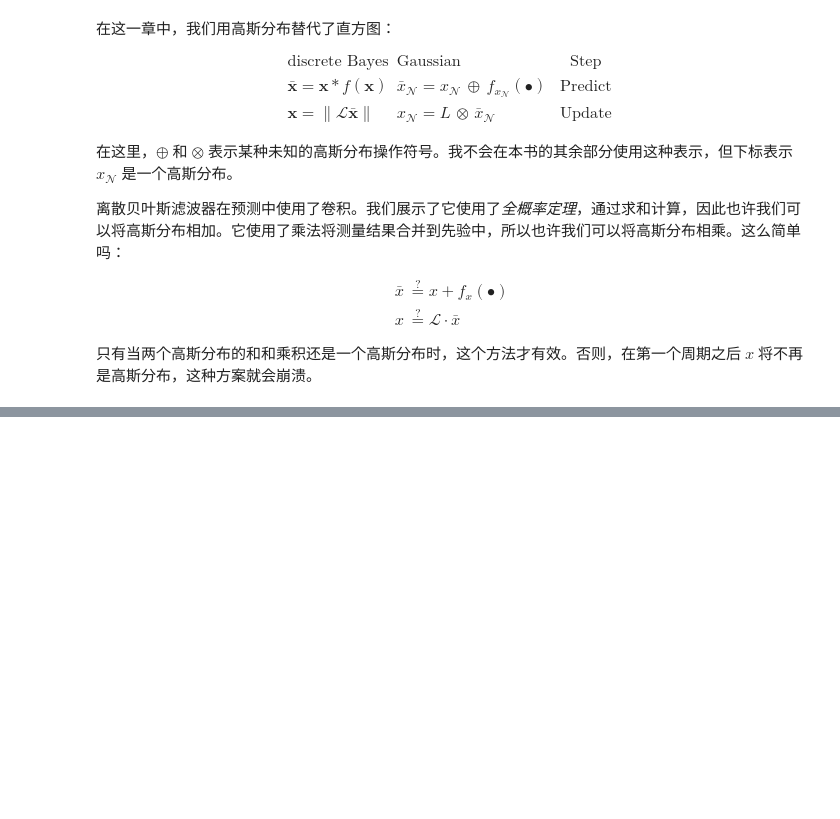
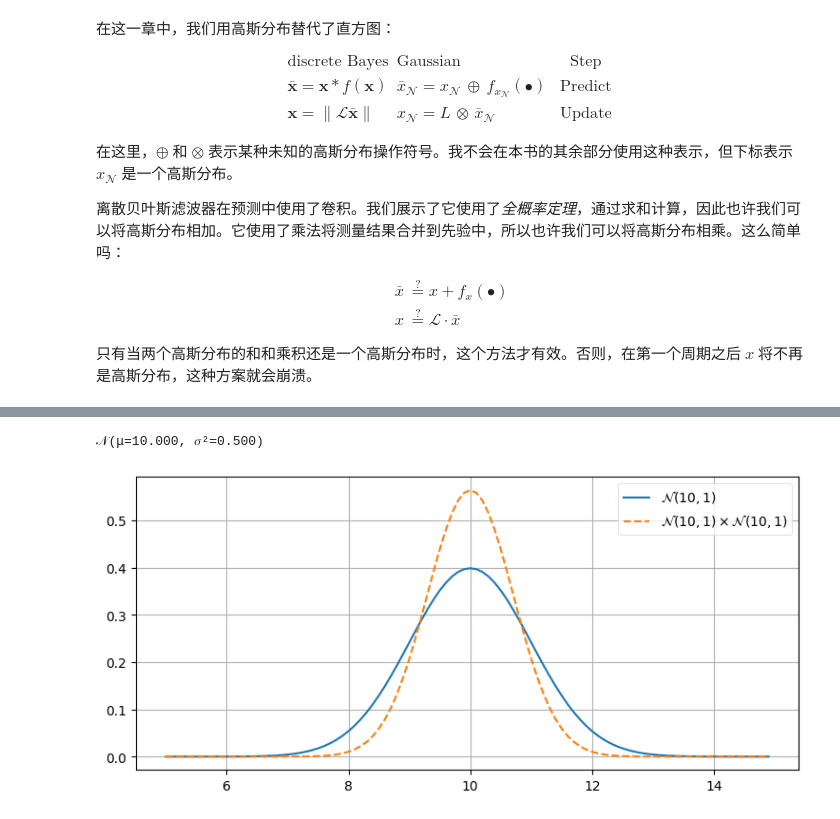
Before and after one commit to logan8866/Kalman-Filter-Programming, a Jupyter notebook: 04 一阶卡尔曼滤波器.ipynb, the cells around one changed output, grey strips where cells are left out. Cells and saved outputs as stored; diff of their text form; code cells hidden in the pictures; blank space fills up the shorter version.

```diff
--- a/04 一阶卡尔曼滤波器.ipynb
+++ b/04 一阶卡尔曼滤波器.ipynb
@@ -100,0 +152,9 @@ x &\stackrel{?}{=} \mathcal L \cdot \bar x
+# %%
+from collections import namedtuple
+gaussian = namedtuple('Gaussian', ['mean', 'var'])
+gaussian.__repr__ = lambda s: f'𝒩(μ={s[0]:.3f}, 𝜎²={s[1]:.3f})'
+
+g1 = gaussian(3.4, 10.1)
+g2 = gaussian(mean=4.5, var=0.2**2)
+print(g1)
+print(g2)
@@ -100,0 +222,15 @@ x &\stackrel{?}{=} \mathcal L \cdot \bar x
+# %%
+def gaussian_multiply(g1, g2):
+    mean = (g1.var * g2.mean + g2.var * g1.mean) / (g1.var + g2.var)
+    variance = (g1.var * g2.var) / (g1.var + g2.var)
+    return gaussian(mean, variance)
+
+def update(prior, likelihood):
+    posterior = gaussian_multiply(likelihood, prior)
+    return posterior
+
+# test the update function
+predicted_pos = gaussian(10., .2**2)
+measured_pos = gaussian(11., .1**2)
+estimated_pos = update(predicted_pos, measured_pos)
+estimated_pos
@@ -100,0 +255,16 @@ x &\stackrel{?}{=} \mathcal L \cdot \bar x
+# %%
+z = gaussian(10., 1.)  # Gaussian N(10, 1)
+
+product = gaussian_multiply(z, z)
+
+xs = np.arange(5, 15, 0.1)
+ys = [stats.gaussian(x, z.mean, z.var) for x in xs]
+plt.plot(xs, ys, label='$\mathcal{N}(10,1)$')
+
+ys = [stats.gaussian(x, product.mean, product.var) for x in xs]
+plt.plot(xs, ys, label='$\mathcal{N}(10,1) \\times \mathcal{N}(10,1)$', ls='--')
+plt.legend()
+print(product)
+# %% [output]
+𝒩(μ=10.000, 𝜎²=0.500)
+[figure, added]
```
Also changed, not shown: parts of 80 cells of this notebook, 14 other files.
